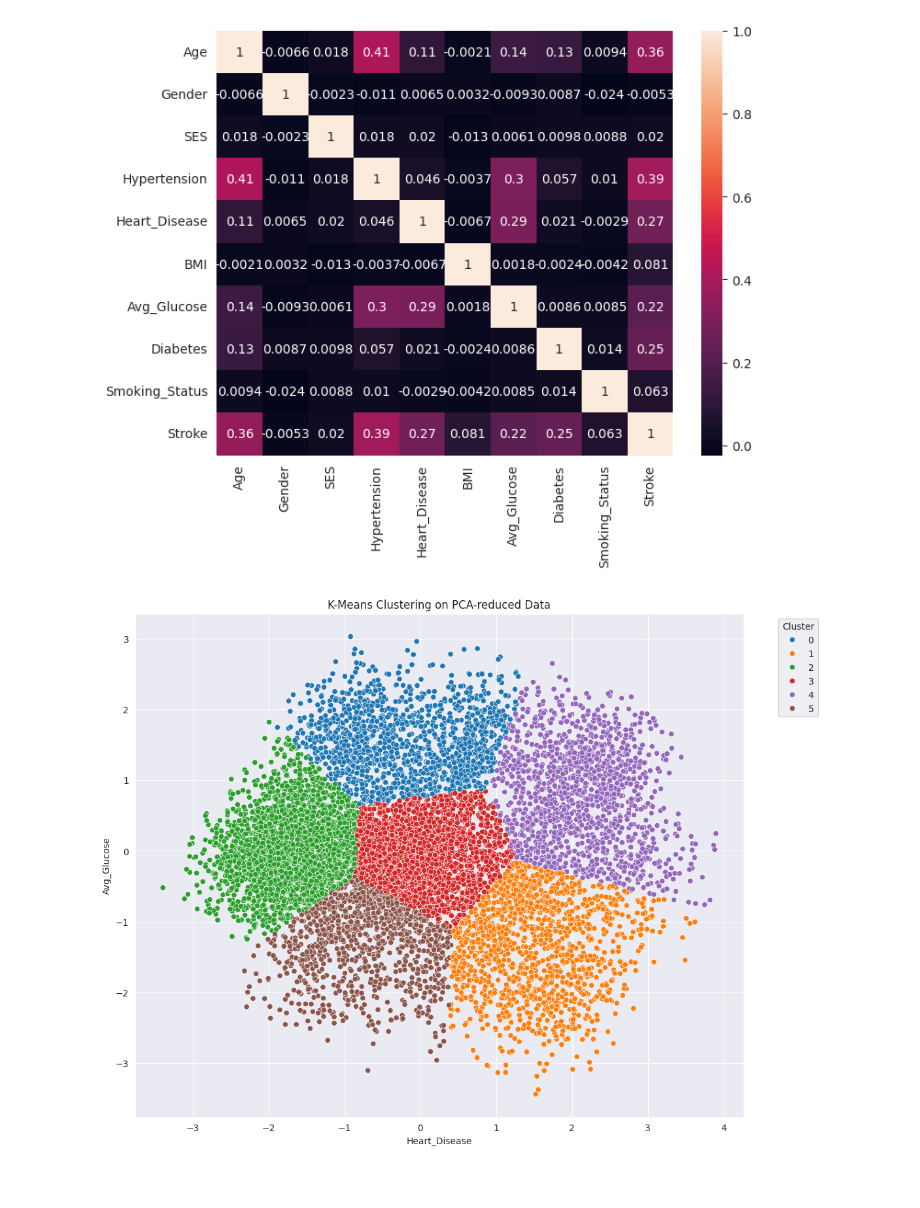
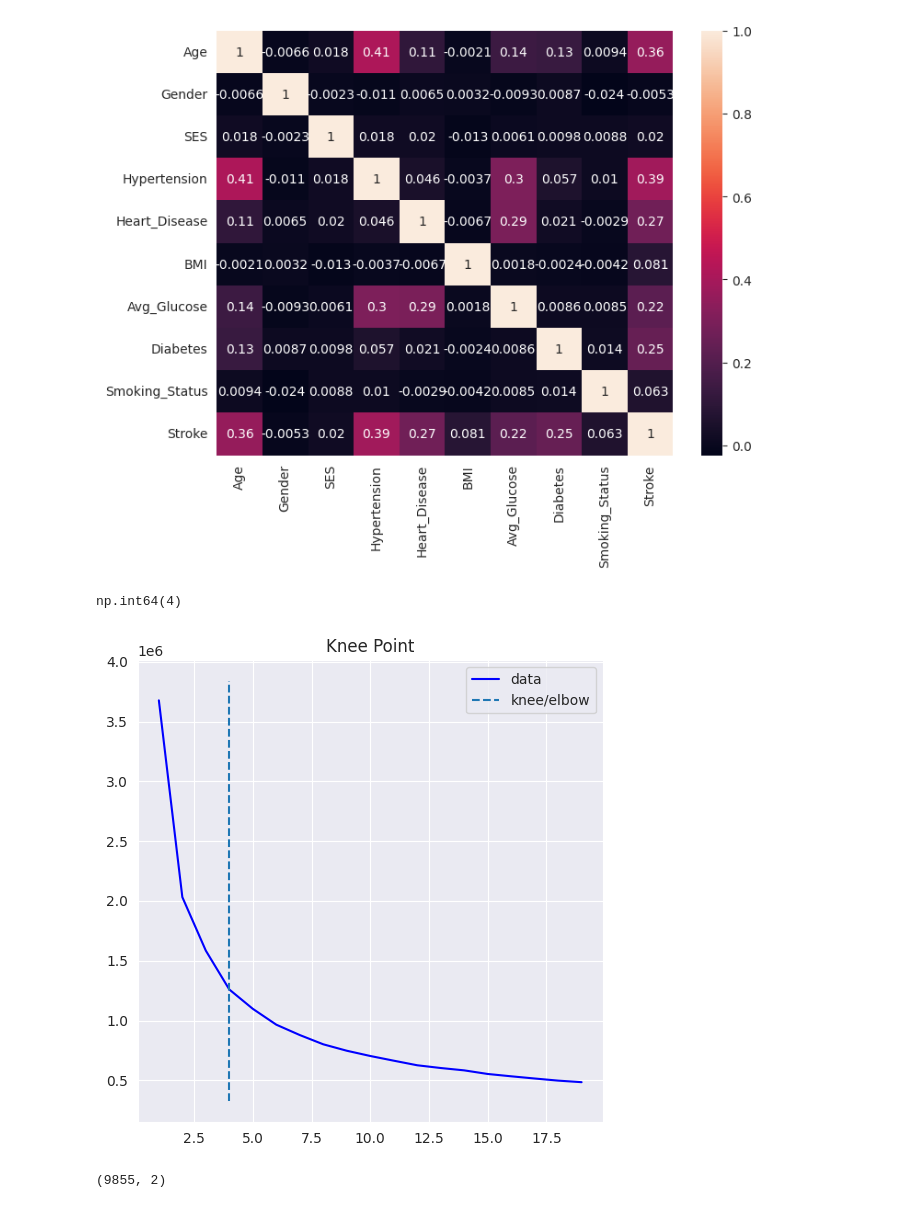
Before and after one commit to borisov-artem1/NeuroSystem, a Jupyter notebook: src/data_anal.ipynb, the cells around one changed output. Saved outputs shown, nothing was run; the diff lists cells and outputs as text; code cells hidden in the pictures; blank space fills up the shorter version.

```diff
--- a/src/data_anal.ipynb
+++ b/src/data_anal.ipynb
@@ -55,5 +55,5 @@ display(df)
 10000 rows × 10 columns
 # %%
 #dfCopy = df.copy(deep=True)
-df = pd.DataFrame(data=StandardScaler().fit_transform(df), columns=df.columns)
-display(df)
+# df = pd.DataFrame(data=StandardScaler().fit_transform(df), columns=df.columns)
+# display(df)
@@ -147,38 +133,43 @@ plt.show()
 # %% [output]
 [figure]
 # %%
-# kmeans = KMeans(n_clusters=3, random_state=42)
-# df["Cluster"] = kmeans.fit_predict(df)
-# pca = PCA().fit_transform(df)
-# pcaDf = pd.DataFrame(data=pca, columns=df.columns)
-# custom_palette = ["#FF0000", "#0000FF", "#00FF00"]
-# plt.figure(figsize=(12,10))
-# pcaDf["SES"] = dfCopy["SES"]
-# sns.scatterplot(x=pcaDf["Avg_Glucose"], y=pcaDf["BMI"], hue=pcaDf["SES"], data=pcaDf, palette=custom_palette)
-# plt.legend(title="SES", bbox_to_anchor=(1.05, 1), loc="upper left")
-# plt.xlabel("Heart_Disease")
-# plt.ylabel("Avg_Glucose")
-# plt.title("PCA: Главные компоненты (2D)")
-# plt.show()
-#custom_palette = ["#FF0000", "#0000FF", "#00FF00", "#FFA500", "#800080"]
-pca = PCA(n_components=2).fit_transform(df)
+from kneed import KneeLocator
+import umap
+features = df[
+    [
+    "Age",
+    "BMI",
+    "Avg_Glucose",
+    "Smoking_Status",
+    "Stroke",
+    "Gender",
+    "Hypertension",
+    "Heart_Disease",
+    "Diabetes"
+    ]
+].values
+scaled_data = StandardScaler().fit_transform(features)
 
-kmeans = KMeans(n_clusters=6, random_state=42)
-clusters = kmeans.fit_predict(pca)
+distortions = []
+K = range(1,20)
+for k in K:
+    kmeanModel = KMeans(n_clusters=k)
+    kmeanModel.fit(df)
+    distortions.append(kmeanModel.inertia_)
 
-pcaDf = pd.DataFrame(data = pca, columns = ["PCA5", "PCA7"])
-pcaDf["cluster"] = clusters
-plt.figure(figsize=(12, 10))
-sns.scatterplot(
-    x=pcaDf["PCA5"], y=pcaDf["PCA7"],
-    hue=pcaDf["cluster"], palette="tab10"
-)
+kneedle = KneeLocator(K, distortions, curve = "convex", direction="decreasing")
 
-
-plt.legend(title="Cluster", bbox_to_anchor=(1.05, 1), loc="upper left")
-plt.xlabel("Heart_Disease")
-plt.ylabel("Avg_Glucose")
-plt.title("K-Means Clustering on PCA-reduced Data")
+n_clusters = kneedle.knee
+display(n_clusters)
+kneedle.plot_knee()
 plt.show()
 # %% [output]
+np.int64(4)
-[figure, old version]
+[figure, new version]
+# %%
+
+emb = PCA(n_components=2).fit_transform(scaled_data)
+
+emb.shape
+# %% [output]
+(9855, 2)
```
Also changed, not shown: parts of 13 cells of this notebook.
